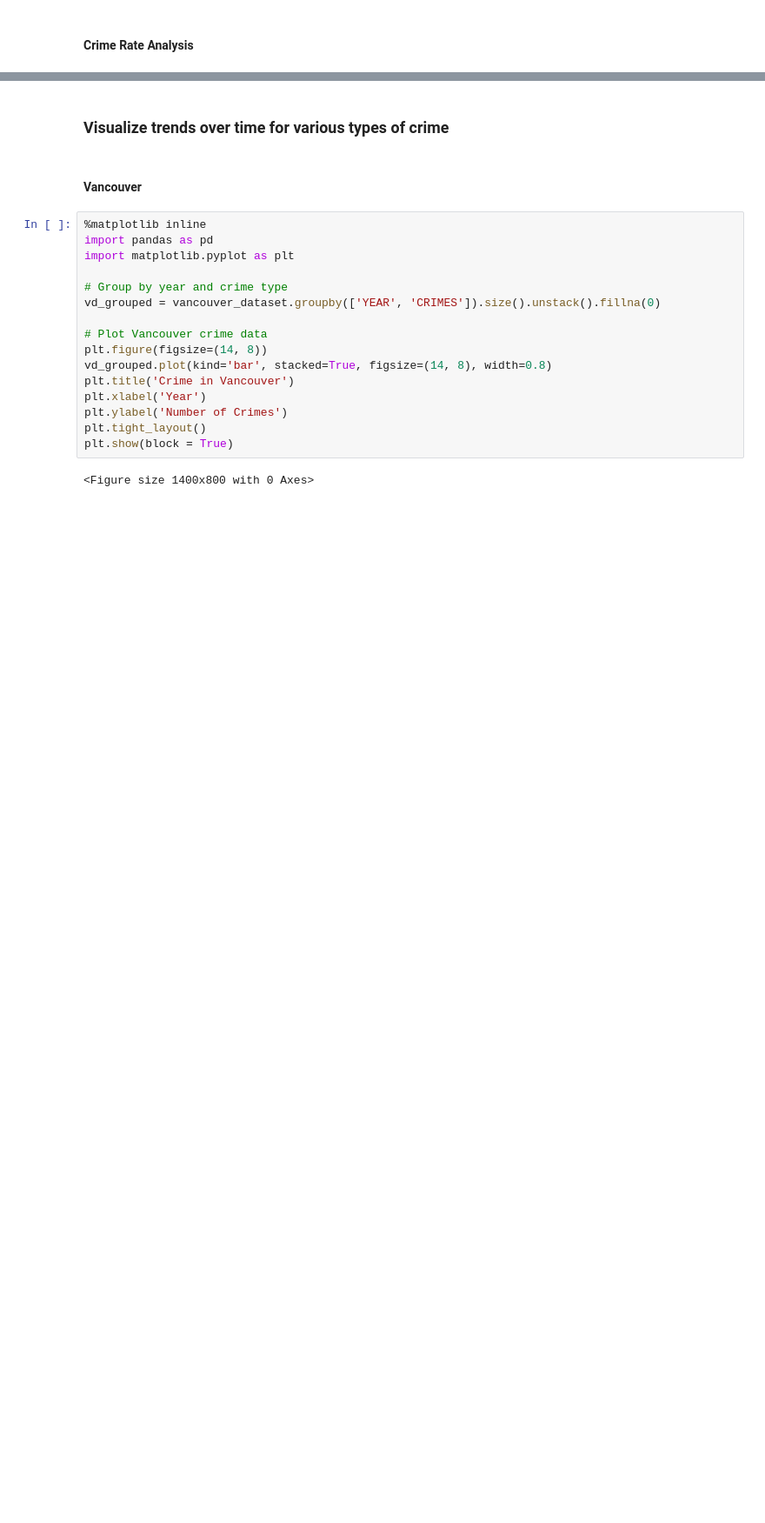
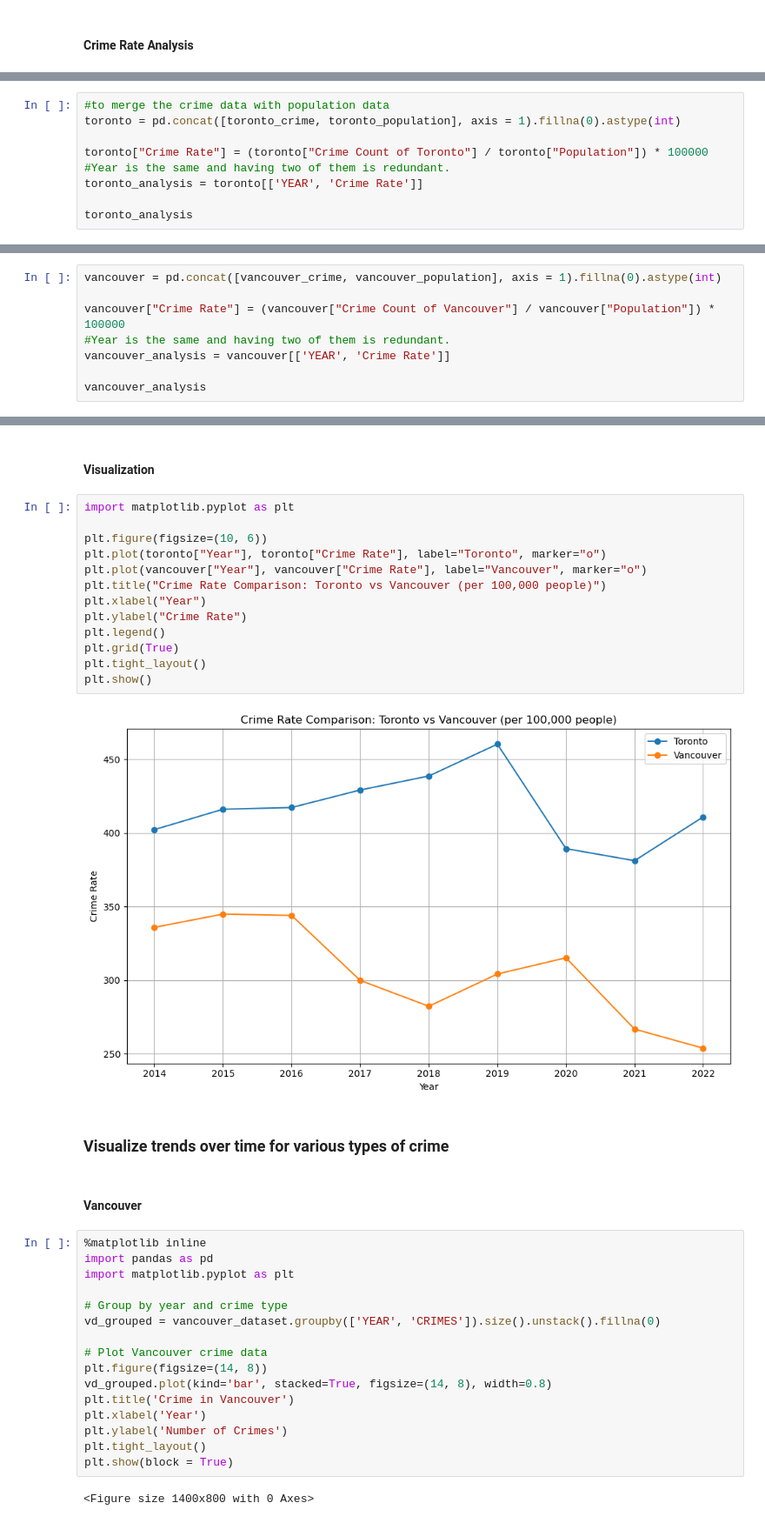
Before and after one commit to riggedjoker/CrimeAnalysis_Canada_Project, a Jupyter notebook: jupyter-notebook/crime_analysis.ipynb, the cells around one changed output, grey strips where cells are left out. Shown at 87% size. Saved outputs shown, nothing was run; the diff lists cells and outputs as text; blank space fills up the shorter version.

```diff
--- a/jupyter-notebook/crime_analysis.ipynb
+++ b/jupyter-notebook/crime_analysis.ipynb
@@ -200,0 +185,9 @@ vancouver_crime
+# %%
+#to merge the crime data with population data
+toronto = pd.concat([toronto_crime, toronto_population], axis = 1).fillna(0).astype(int)
+
+toronto["Crime Rate"] = (toronto["Crime Count of Toronto"] / toronto["Population"]) * 100000
+#Year is the same and having two of them is redundant.
+toronto_analysis = toronto[['YEAR', 'Crime Rate']]
+
+toronto_analysis
@@ -200,0 +207,8 @@ vancouver_crime
+# %%
+vancouver = pd.concat([vancouver_crime, vancouver_population], axis = 1).fillna(0).astype(int)
+
+vancouver["Crime Rate"] = (vancouver["Crime Count of Vancouver"] / vancouver["Population"]) * 100000
+#Year is the same and having two of them is redundant.
+vancouver_analysis = vancouver[['YEAR', 'Crime Rate']]
+
+vancouver_analysis
@@ -201,3 +226,20 @@ vancouver_crime
+# %% [markdown]
+#### Visualization
+# %%
+import matplotlib.pyplot as plt
+
+plt.figure(figsize=(10, 6))
+plt.plot(toronto["Year"], toronto["Crime Rate"], label="Toronto", marker="o")
+plt.plot(vancouver["Year"], vancouver["Crime Rate"], label="Vancouver", marker="o")
+plt.title("Crime Rate Comparison: Toronto vs Vancouver (per 100,000 people)")
+plt.xlabel("Year")
+plt.ylabel("Crime Rate")
+plt.legend()
+plt.grid(True)
+plt.tight_layout()
+plt.show()
+# %% [output]
+[figure, added]
 # %% [markdown]
 ### Visualize trends over time for various types of crime
 # %% [markdown]
```
Also changed, not shown: parts of 7 cells of this notebook.
